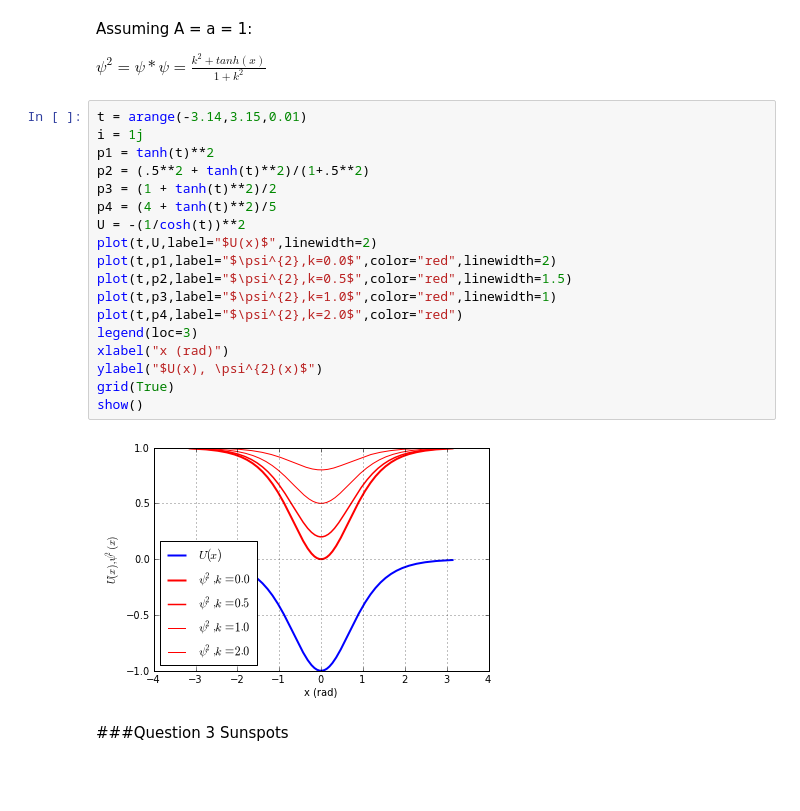
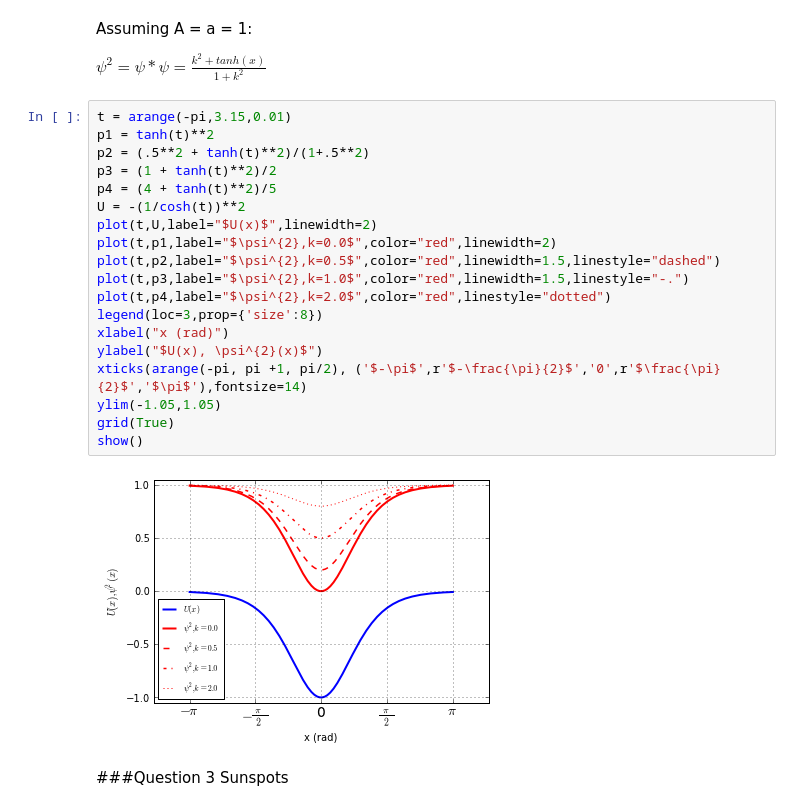
Before and after one commit to bcoit/Phys202-S13, a Jupyter notebook: Week3/GraphicsEx2.ipynb, the cells around one changed output. Drawn from its saved outputs; the diff is of its cells as text; blank space fills up the shorter version.

```diff
--- a/Week3/GraphicsEx2.ipynb
+++ b/Week3/GraphicsEx2.ipynb
@@ -23,25 +23,26 @@ Assuming A = a = 1:
 
 $\psi^{2} = \psi*\psi = \frac{k^{2} + tanh(x)}{1 + k^{2}}$
 # %%
-t = arange(-3.14,3.15,0.01)
-i = 1j
+t = arange(-pi,3.15,0.01)
 p1 = tanh(t)**2
 p2 = (.5**2 + tanh(t)**2)/(1+.5**2)
 p3 = (1 + tanh(t)**2)/2
 p4 = (4 + tanh(t)**2)/5
 U = -(1/cosh(t))**2
 plot(t,U,label="$U(x)$",linewidth=2)
 plot(t,p1,label="$\psi^{2},k=0.0$",color="red",linewidth=2)
-plot(t,p2,label="$\psi^{2},k=0.5$",color="red",linewidth=1.5)
-plot(t,p3,label="$\psi^{2},k=1.0$",color="red",linewidth=1)
-plot(t,p4,label="$\psi^{2},k=2.0$",color="red")
-legend(loc=3)
+plot(t,p2,label="$\psi^{2},k=0.5$",color="red",linewidth=1.5,linestyle="dashed")
+plot(t,p3,label="$\psi^{2},k=1.0$",color="red",linewidth=1.5,linestyle="-.")
+plot(t,p4,label="$\psi^{2},k=2.0$",color="red",linestyle="dotted")
+legend(loc=3,prop={'size':8})
 xlabel("x (rad)")
 ylabel("$U(x), \psi^{2}(x)$")
+xticks(arange(-pi, pi +1, pi/2), ('$-\pi$',r'$-\frac{\pi}{2}$','0',r'$\frac{\pi}{2}$','$\pi$'),fontsize=14)
+ylim(-1.05,1.05)
 grid(True)
 show()
 # %% [output]
-[figure, old version]
+[figure, new version]
 # %% [markdown]
 ###Question 3
 Sunspots
```
Also changed, not shown: parts of 10 cells of this notebook, 3 other files.
